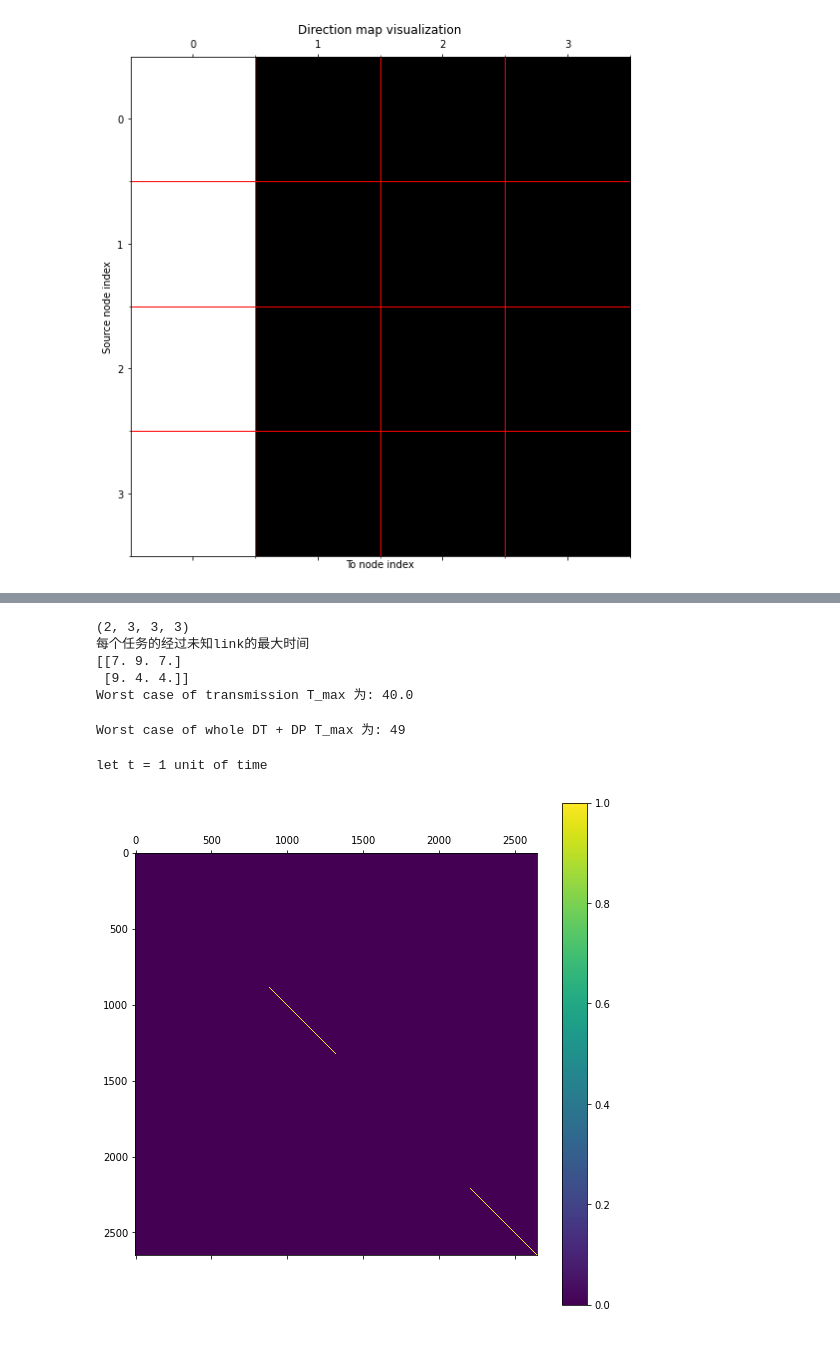
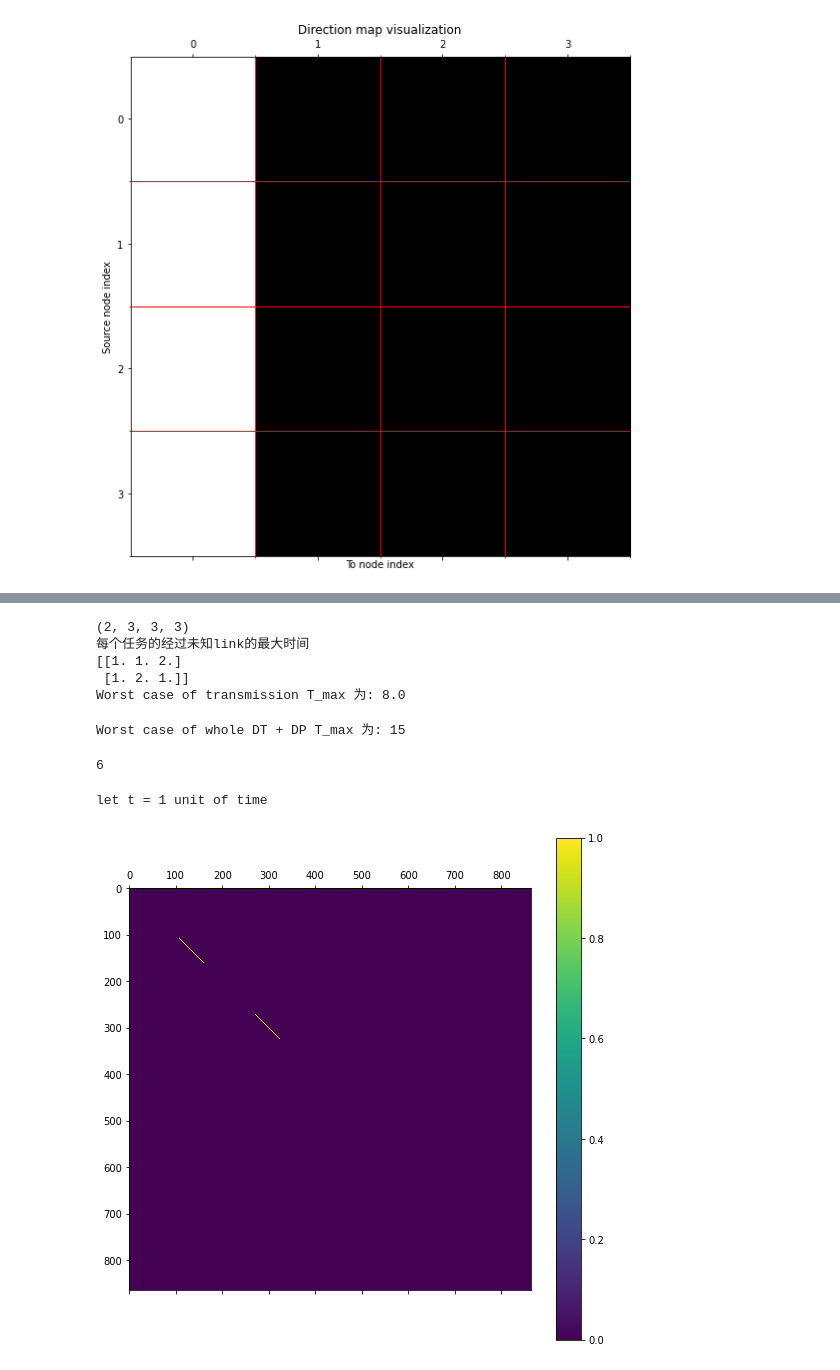
Before and after one commit to djzts/UoH_code, a Jupyter notebook: Wenlu/Final_algorithm.ipynb, the cells around one changed output, grey strips where cells are left out. Drawn from its saved outputs; the diff is of its cells as text; code cells hidden in the pictures.

```diff
--- a/Wenlu/Final_algorithm.ipynb
+++ b/Wenlu/Final_algorithm.ipynb
@@ -13,9 +14,9 @@ N = 3
 I = 2
 J = 3
 K = 5
-Channel_upperbound = 5
+Channel_upperbound = 35
 Data_upperbound = 20
-Processing_upperbound = 70
+Processing_upperbound = 35
 self_looped = 100
 # %%
 Channel_link = Create_channel(N,Channel_upperbound,option = "same",initial_length = 1)
@@ -83,24 +101,36 @@ print("Worst case of transmission T_max 为:", T_max_DT)
 # %% [output]
 (2, 3, 3, 3)
 每个任务的经过未知link的最大时间
-[[7. 9. 7.]
- [9. 4. 4.]]
-Worst case of transmission T_max 为: 40.0
+[[1. 1. 2.]
+ [1. 2. 1.]]
+Worst case of transmission T_max 为: 8.0
 # %%
 T_max = int(T_max_DP + T_max_DT )
 print("Worst case of whole DT + DP T_max 为:", T_max)
 # %% [output]
-Worst case of whole DT + DP T_max 为: 49
+Worst case of whole DT + DP T_max 为: 15
+# %%
+initial_Transmission_time = Transmission_time[:,1:,:,1:]
+T_max = little_greedy_algorithm(VM_DP_time,initial_Transmission_time,I,J,N)
+print(T_max)
+# %% [output]
+6
 # %%
 print("let t = 1 unit of time")
 # %% [output]
 let t = 1 unit of time
+# %%
+position_dictionary, Total = Make_dictionary(I,J,N,T_max)
+QUBO_init = np.zeros((Total, Total))
 # %%
 #Obj QUBO dont flatten yet
 w = np.zeros((I,J,N,N,T_max))
 w[:,J-1,:,:,:] = 1
-QUBO_0 = np.diag(w.flatten())
+print()
+QUBO_0 = np.zeros_like(QUBO_init)
+QUBO_0[:len(w.flatten()),:len(w.flatten())] = np.diag(w.flatten())
+
 #print(QUBO)
 show_graph(QUBO_0)
 # %% [output]
-[figure, old version]
+[figure, new version]
```
Also changed, not shown: parts of 31 cells of this notebook, 3 other files.
